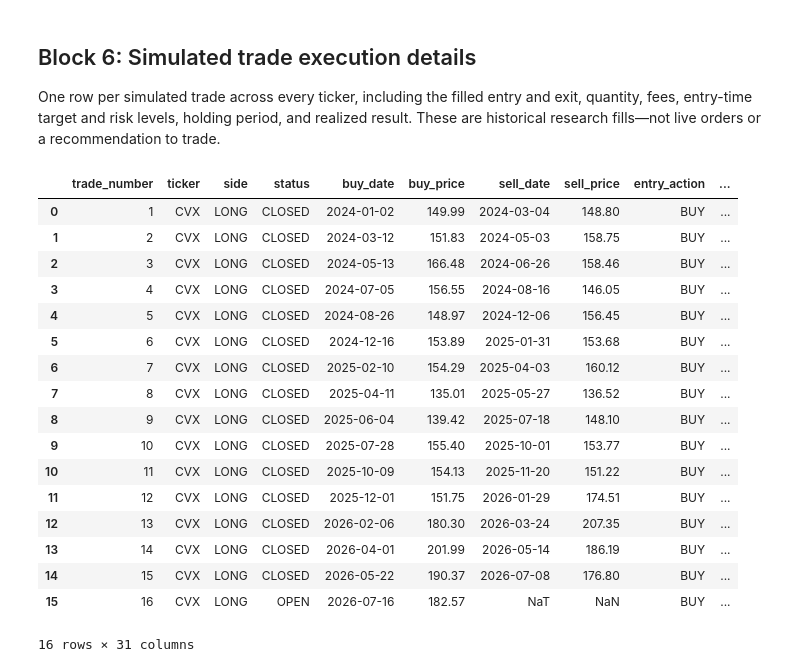
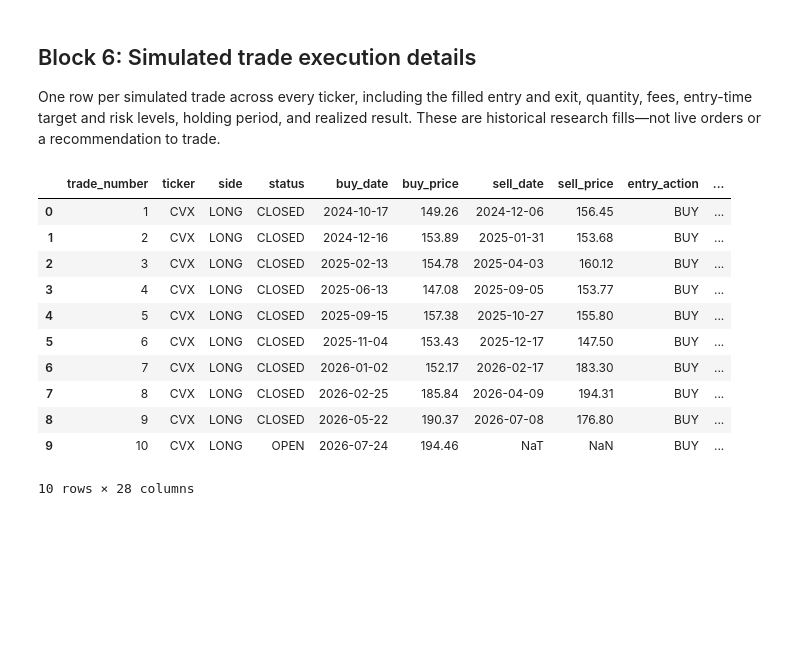
Before and after one commit to tathagata1/stock-analysis, a Jupyter notebook: 04_backtesting.ipynb, the cells around one changed output. Drawn from its saved outputs; the diff is of its cells as text; code cells hidden in the pictures; blank space fills up the shorter version.

```diff
--- a/04_backtesting.ipynb
+++ b/04_backtesting.ipynb
@@ -34,11 +35,11 @@ ticker = ["CVX"]  # Each ticker gets an independent backtest and its own initial
 start_date = "2024-01-01"  # First date included in the backtest.
 end_date = None              # Last date included; None means the latest available session.
 
-# Entry-relative strategy. Every new trade calculates fresh levels from its own fill.
-market_entry_side = "long"       # "long" buys; "short" requires allow_short_selling=True.
-allow_short_selling = False        # False keeps the strategy long-only.
+# Indicator-directed strategy. Every new trade calculates fresh levels from its own fill.
+allow_short_selling = False        # True permits bearish indicator signals to open short positions.
+long_entry_threshold = 0.10        # Prior-session technical score required to open a long.
+short_entry_threshold = -0.10      # Prior-session technical score required to open a short.
 profit_target_pct = 0.15           # Long target is 15% above entry; short target is 15% below.
-initial_stop_loss_pct = 0.05       # Long stop is 5% below entry; short stop is 5% above.
 trailing_stop_pct = 0.05           # Trail by 5% from the best completed high/low since entry.
 
 # Capital, position, and order limits
@@ -57,7 +58,7 @@ commission_per_order = 0.00  # Flat cash fee charged on every entry and exit ord
 slippage_bps = 0.0           # Adverse fill adjustment: 10 basis points = 0.10% per order.
 same_day_exit_priority = "target"  # If target and stop are both touched after entry, choose "stop" or "target".
 entry_bar_exit_policy = "target"   # Entry-candle tie policy; min_holding_days > 0 prevents any entry-candle exit.
-level_update_mode = "entry"      # Lock each trade's percentage-derived target and initial stop at entry.
+level_update_mode = "entry"      # Lock each trade's percentage-derived target at entry.
 allow_stop_widening = False         # False prevents an active stop from moving farther away from the position.
 force_exit_at_end = False           # Separate override: True closes on the final close even if minimum hold is unmet.
 
@@ -143,12 +143,14 @@ backtests_by_ticker = {}
 actual_trade_level_frames = []
 for current_ticker in normalized_tickers:
     market_data = market_data_by_ticker[current_ticker]
+    technical_entry_signal = build_technical_entry_signal(
+        market_data["price_history"]
+    )
     backtest = run_price_intent_backtest(
         history=market_data["price_history"],
         benchmark=None,
         entry_limit=None,
         target=None,
-        fixed_stop=None,
         capital=initial_capital,
         size_pct=position_size_pct,
         share_limit=max_shares,
@@ -168,9 +170,10 @@ for current_ticker in normalized_tickers:
         liquidate_at_end=force_exit_at_end,
         allow_short=allow_short_selling,
         entry_at_market=True,
-        market_entry_side=market_entry_side,
+        entry_signal=technical_entry_signal,
+        long_entry_threshold=long_entry_threshold,
+        short_entry_threshold=short_entry_threshold,
         target_pct=profit_target_pct,
-        fixed_stop_pct=initial_stop_loss_pct,
     )
     backtests_by_ticker[current_ticker] = backtest
 
@@ -183,8 +186,7 @@ for current_ticker in normalized_tickers:
         actual_trade_level_frames.append(trade_levels[[
             "ticker", "trade_number", "side", "status",
             "entry_date", "entry_price", "planned_target_price",
-            "planned_stop_price", "trailing_stop_pct_points",
-            "planned_reward_risk_ratio", "exit_date", "exit_price",
+            "trailing_stop_pct_points", "exit_date", "exit_price",
             "exit_reason", "return_pct",
         ]])
     print(f"Completed backtest: {current_ticker}")
@@ -195,10 +197,17 @@ actual_trade_levels = (
     else pd.DataFrame({"message": ["No entries were executed."]})
 )
 strategy_settings = pd.Series({
-    "entry_rule": f"Enter {market_entry_side} at each eligible session open",
-    "exit_priority": "minimum hold -> stops/target -> maximum hold",
+    "entry_rule": (
+        "Enter long/short at the next open from the prior-session technical score"
+        if allow_short_selling
+        else "Enter long at the next open from bullish prior-session technical scores"
+    ),
+    "long_entry_threshold": long_entry_threshold,
+    "short_entry_threshold": (
+        short_entry_threshold if allow_short_selling else "disabled"
+    ),
+    "exit_priority": "minimum hold -> opposing signal at open -> stops/target -> maximum hold",
     "profit_target_pct_from_entry": profit_target_pct * 100,
-    "initial_stop_pct_from_entry": initial_stop_loss_pct * 100,
     "trailing_stop_pct": trailing_stop_pct * 100,
     "initial_capital_per_ticker": initial_capital,
     "position_size_pct": position_size_pct * 100,
@@ -364,37 +362,36 @@ One row per simulated trade across every ticker, including the filled entry and
 # %%
 trade_detail_frames = [
     prepare_trade_details(backtest, ticker=current_ticker)
     for current_ticker, backtest in backtests_by_ticker.items()
 ]
 trade_details = pd.concat(trade_detail_frames, ignore_index=True)
+trade_details = trade_details.drop(columns=[
+    "planned_stop_price",
+    "planned_risk_per_share",
+    "planned_reward_risk_ratio",
+])
 
 if trade_details.empty:
     display(pd.DataFrame({"message": ["No simulated trade entries were executed."]}))
 else:
     display(trade_details.sort_values(["entry_date", "ticker"]))
 
 if export_results:
     for current_ticker, exported_files in exported_files_by_ticker.items():
         print(
             f"{current_ticker} trade-detail CSV: "
             f"{exported_files['trade_details'].resolve()}"
         )
 # %% [output]
 |  | trade_number | ticker | side | status | buy_date | buy_price | sell_date | sell_price | entry_action | ... |
-| 0 | 1 | CVX | LONG | CLOSED | 2024-01-02 | 149.99 | 2024-03-04 | 148.80 | BUY | ... |
-| 1 | 2 | CVX | LONG | CLOSED | 2024-03-12 | 151.83 | 2024-05-03 | 158.75 | BUY | ... |
-| 2 | 3 | CVX | LONG | CLOSED | 2024-05-13 | 166.48 | 2024-06-26 | 158.46 | BUY | ... |
-| 3 | 4 | CVX | LONG | CLOSED | 2024-07-05 | 156.55 | 2024-08-16 | 146.05 | BUY | ... |
-| 4 | 5 | CVX | LONG | CLOSED | 2024-08-26 | 148.97 | 2024-12-06 | 156.45 | BUY | ... |
-| 5 | 6 | CVX | LONG | CLOSED | 2024-12-16 | 153.89 | 2025-01-31 | 153.68 | BUY | ... |
-| 6 | 7 | CVX | LONG | CLOSED | 2025-02-10 | 154.29 | 2025-04-03 | 160.12 | BUY | ... |
-| 7 | 8 | CVX | LONG | CLOSED | 2025-04-11 | 135.01 | 2025-05-27 | 136.52 | BUY | ... |
-| 8 | 9 | CVX | LONG | CLOSED | 2025-06-04 | 139.42 | 2025-07-18 | 148.10 | BUY | ... |
-| 9 | 10 | CVX | LONG | CLOSED | 2025-07-28 | 155.40 | 2025-10-01 | 153.77 | BUY | ... |
-| 10 | 11 | CVX | LONG | CLOSED | 2025-10-09 | 154.13 | 2025-11-20 | 151.22 | BUY | ... |
-| 11 | 12 | CVX | LONG | CLOSED | 2025-12-01 | 151.75 | 2026-01-29 | 174.51 | BUY | ... |
-| 12 | 13 | CVX | LONG | CLOSED | 2026-02-06 | 180.30 | 2026-03-24 | 207.35 | BUY | ... |
-| 13 | 14 | CVX | LONG | CLOSED | 2026-04-01 | 201.99 | 2026-05-14 | 186.19 | BUY | ... |
-| 14 | 15 | CVX | LONG | CLOSED | 2026-05-22 | 190.37 | 2026-07-08 | 176.80 | BUY | ... |
-| 15 | 16 | CVX | LONG | OPEN | 2026-07-16 | 182.57 | NaT | NaN | BUY | ... |
+| 0 | 1 | CVX | LONG | CLOSED | 2024-10-17 | 149.26 | 2024-12-06 | 156.45 | BUY | ... |
+| 1 | 2 | CVX | LONG | CLOSED | 2024-12-16 | 153.89 | 2025-01-31 | 153.68 | BUY | ... |
+| 2 | 3 | CVX | LONG | CLOSED | 2025-02-13 | 154.78 | 2025-04-03 | 160.12 | BUY | ... |
+| 3 | 4 | CVX | LONG | CLOSED | 2025-06-13 | 147.08 | 2025-09-05 | 153.77 | BUY | ... |
+| 4 | 5 | CVX | LONG | CLOSED | 2025-09-15 | 157.38 | 2025-10-27 | 155.80 | BUY | ... |
+| 5 | 6 | CVX | LONG | CLOSED | 2025-11-04 | 153.43 | 2025-12-17 | 147.50 | BUY | ... |
+| 6 | 7 | CVX | LONG | CLOSED | 2026-01-02 | 152.17 | 2026-02-17 | 183.30 | BUY | ... |
+| 7 | 8 | CVX | LONG | CLOSED | 2026-02-25 | 185.84 | 2026-04-09 | 194.31 | BUY | ... |
+| 8 | 9 | CVX | LONG | CLOSED | 2026-05-22 | 190.37 | 2026-07-08 | 176.80 | BUY | ... |
+| 9 | 10 | CVX | LONG | OPEN | 2026-07-24 | 194.46 | NaT | NaN | BUY | ... |
-16 rows × 31 columns
+10 rows × 28 columns
```
Also changed, not shown: parts of 5 cells of this notebook, 6 other files.
